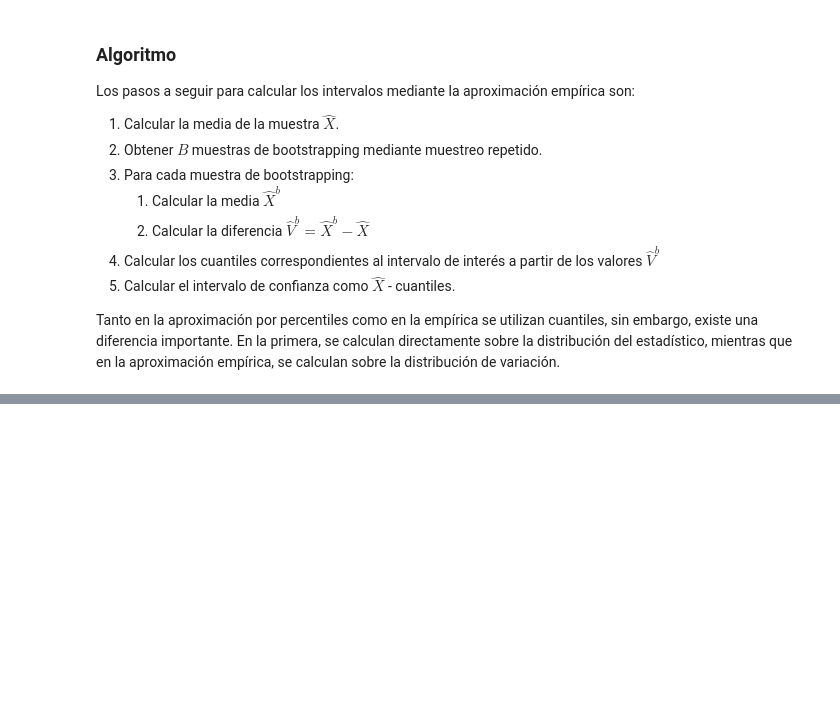
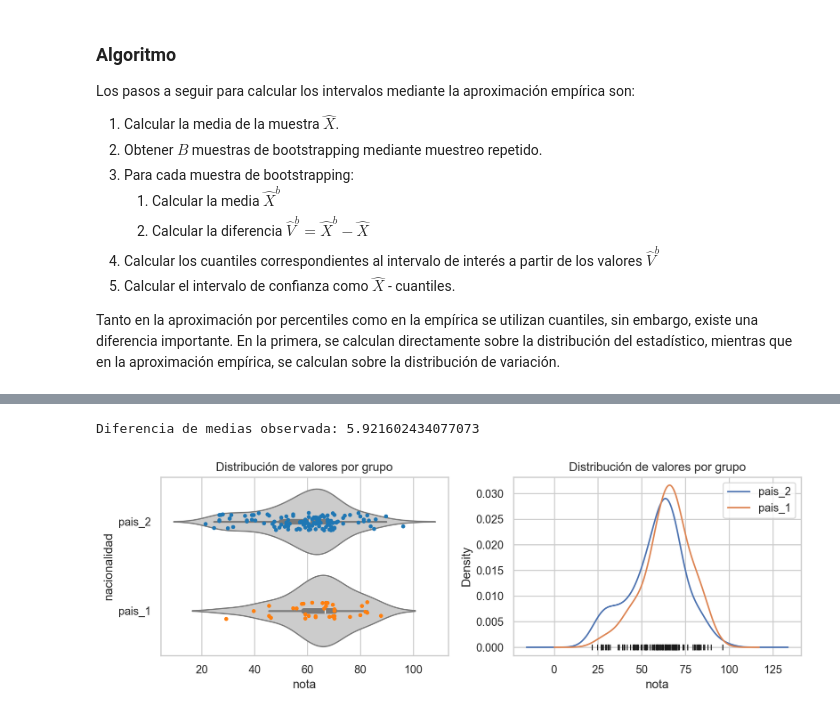
Before and after one commit to M1K3DEV23/Estadistica-python, a Jupyter notebook: notebooks/7.0-M1K3DEV23-Boostrapping.ipynb, the cells around one changed output, grey strips where cells are left out. Saved outputs shown, nothing was run; the diff lists cells and outputs as text; code cells hidden in the pictures; blank space fills up the shorter version.

```diff
--- a/notebooks/7.0-M1K3DEV23-Boostrapping.ipynb
+++ b/notebooks/7.0-M1K3DEV23-Boostrapping.ipynb
@@ -321,0 +462,12 @@ Tanto en la aproximación por percentiles como en la empírica se utilizan cuant
+# %%
+# Datos
+# ==============================================================================
+url = (
+    "https://raw.githubusercontent.com/JoaquinAmatRodrigo/Estadistica-con-R/"
+    + "master/datos/LatinoEd.csv"
+)
+datos = pd.read_csv(url)
+datos = datos[["Achieve", "Mex"]]
+datos = datos.rename(columns={"Achieve": "nota", "Mex": "nacionalidad"})
+datos["nacionalidad"] = np.where(datos["nacionalidad"] == 0, "pais_1", "pais_2")
+datos.info()
@@ -321,0 +496,40 @@ Tanto en la aproximación por percentiles como en la empírica se utilizan cuant
+# %%
+dif_observada = (
+    datos.nota[datos.nacionalidad == "pais_1"].mean()
+    - datos.nota[datos.nacionalidad == "pais_2"].mean()
+)
+
+print(f"Diferencia de medias observada: {dif_observada}")
+# %% [output]
+Diferencia de medias observada: 5.921602434077073
+# %%
+# Gráficos distribución observada
+# ==============================================================================
+fig, axs = plt.subplots(nrows=1, ncols=2, figsize=(10, 3.5))
+sns.violinplot(x=datos.nota, y=datos.nacionalidad, color=".8", ax=axs[0])
+sns.stripplot(
+    x=datos.nota,
+    y=datos.nacionalidad,
+    data=datos,
+    size=4,
+    jitter=0.1,
+    palette="tab10",
+    ax=axs[0],
+)
+axs[0].set_title("Distribución de valores por grupo")
+axs[0].set_ylabel("nacionalidad")
+axs[0].set_xlabel("nota")
+
+for nacionalidad in datos.nacionalidad.unique():
+    datos_temp = datos[datos.nacionalidad == nacionalidad]["nota"]
+    datos_temp.plot.kde(ax=axs[1], label=nacionalidad)
+    axs[1].plot(datos_temp, np.full_like(datos_temp, 0), "|k", markeredgewidth=1)
+
+axs[1].set_title("Distribución de valores por grupo")
+axs[1].set_xlabel("nota")
+axs[1].legend()
+
+fig.tight_layout()
+plt.show()
+# %% [output]
+[figure, added]
```
Also changed, not shown: parts of 49 cells of this notebook, 6 other files.
